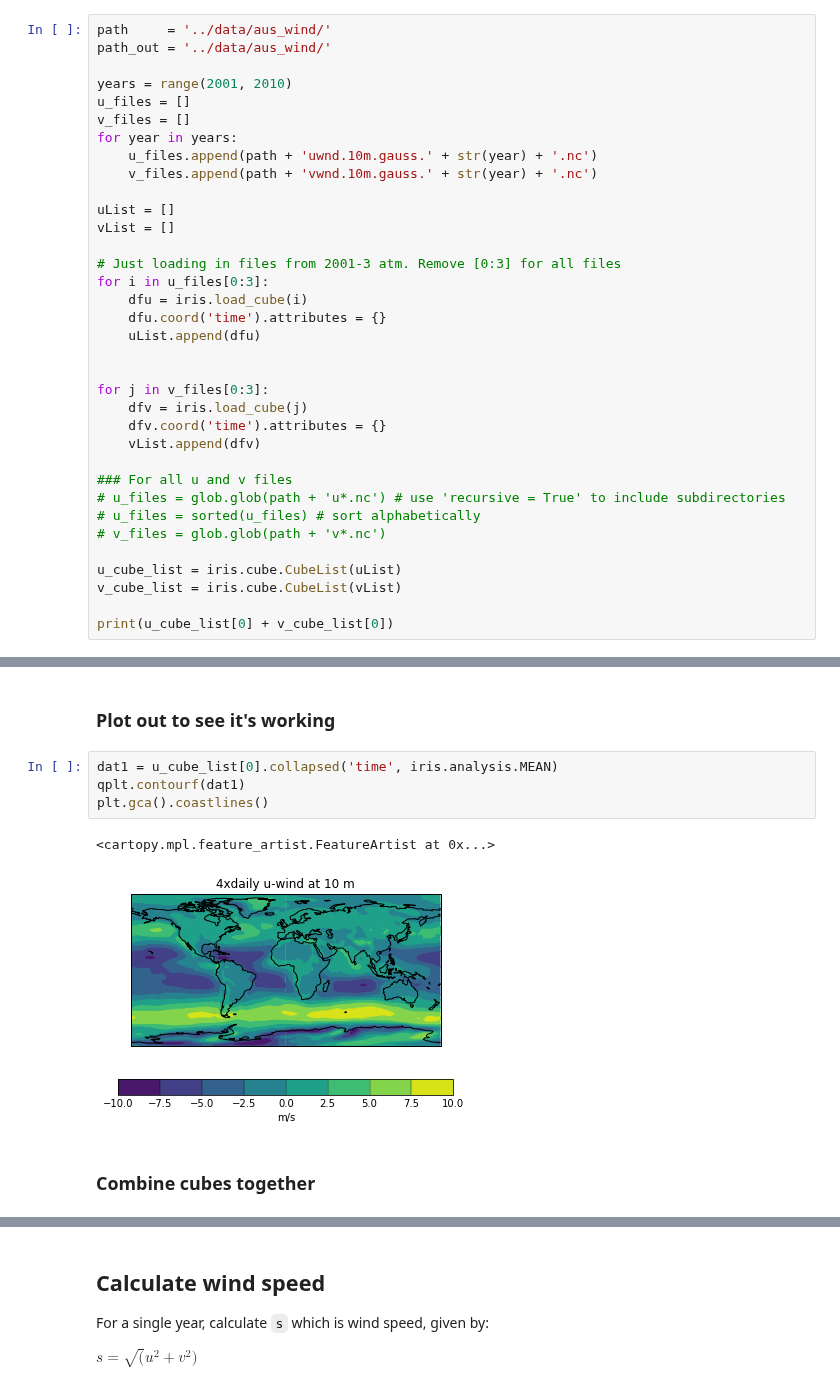
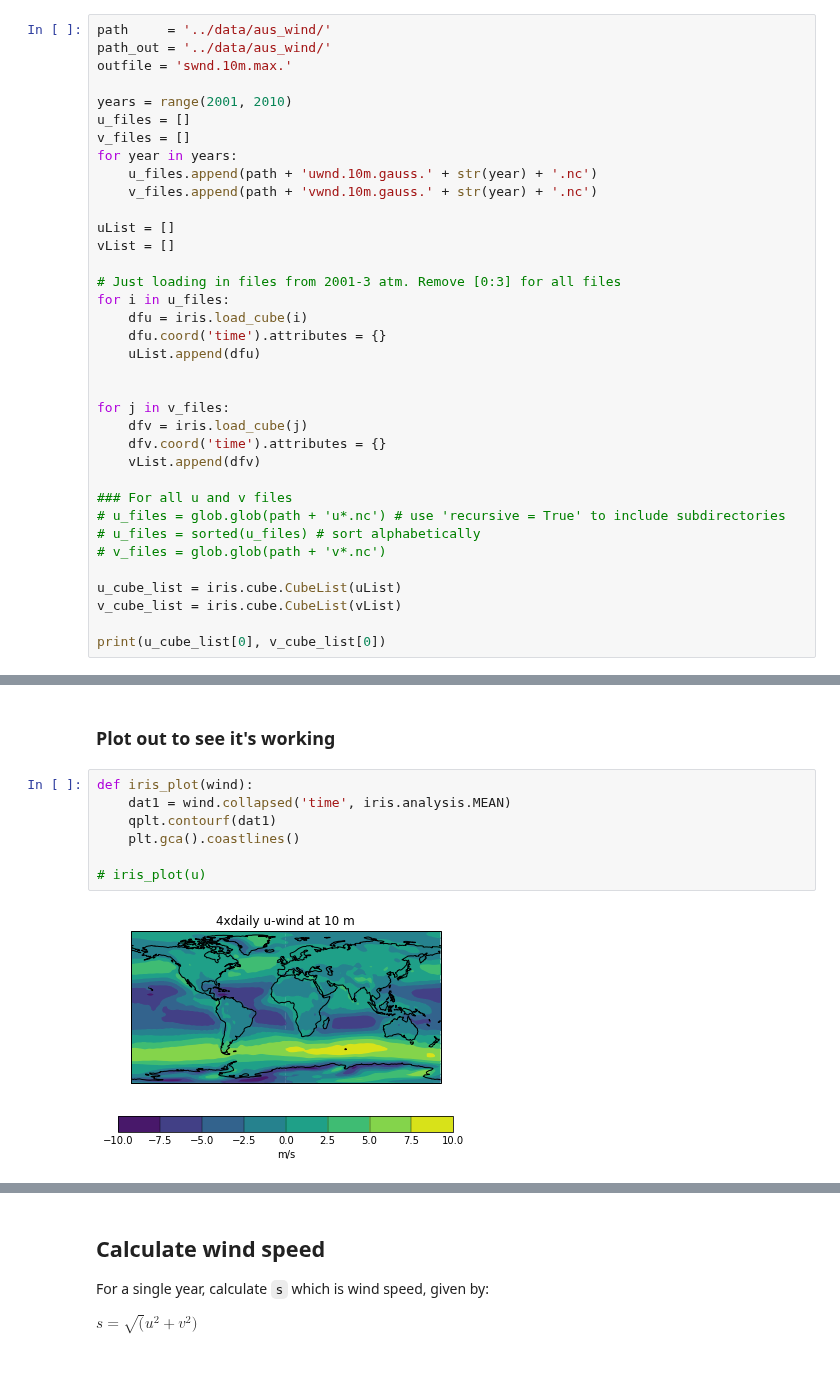
Before and after one commit to douglask3/amazon_fires, a Jupyter notebook: make_inputs/cal_wnd_spd.ipynb, the cells around one changed output, grey strips where cells are left out. Cells and saved outputs as stored; diff of their text form.

```diff
--- a/make_inputs/cal_wnd_spd.ipynb
+++ b/make_inputs/cal_wnd_spd.ipynb
@@ -32,6 +32,7 @@ Set year range of interest. Note the v and u files must be in the same directory
 # %%
 path     = '../data/aus_wind/'
 path_out = '../data/aus_wind/'
+outfile = 'swnd.10m.max.'
 
 years = range(2001, 2010)
 u_files = []
@@ -44,13 +45,13 @@ uList = []
 vList = []
 
 # Just loading in files from 2001-3 atm. Remove [0:3] for all files
-for i in u_files[0:3]:
+for i in u_files:
     dfu = iris.load_cube(i)
     dfu.coord('time').attributes = {}
     uList.append(dfu)
 
 
-for j in v_files[0:3]:
+for j in v_files:
     dfv = iris.load_cube(j)
     dfv.coord('time').attributes = {}
     vList.append(dfv)
@@ -63,5 +64,5 @@ for j in v_files[0:3]:
 u_cube_list = iris.cube.CubeList(uList)
 v_cube_list = iris.cube.CubeList(vList)
 
-print(u_cube_list[0] + v_cube_list[0])
+print(u_cube_list[0], v_cube_list[0])
 # %% [output]
@@ -76,11 +124,11 @@ mask = iris.load_cube(path_mask + file_mask)
 # %% [markdown]
 ### Plot out to see it's working
 # %%
-dat1 = u_cube_list[0].collapsed('time', iris.analysis.MEAN)
-qplt.contourf(dat1)
-plt.gca().coastlines()
+def iris_plot(wind):
+    dat1 = wind.collapsed('time', iris.analysis.MEAN)
+    qplt.contourf(dat1)
+    plt.gca().coastlines()
+
+# iris_plot(u)
 # %% [output]
-<cartopy.mpl.feature_artist.FeatureArtist at 0x...>
-[figure, old version]
+[figure, new version]
-# %% [markdown]
-### Combine cubes together
```
Also changed, not shown: parts of 10 cells of this notebook.
